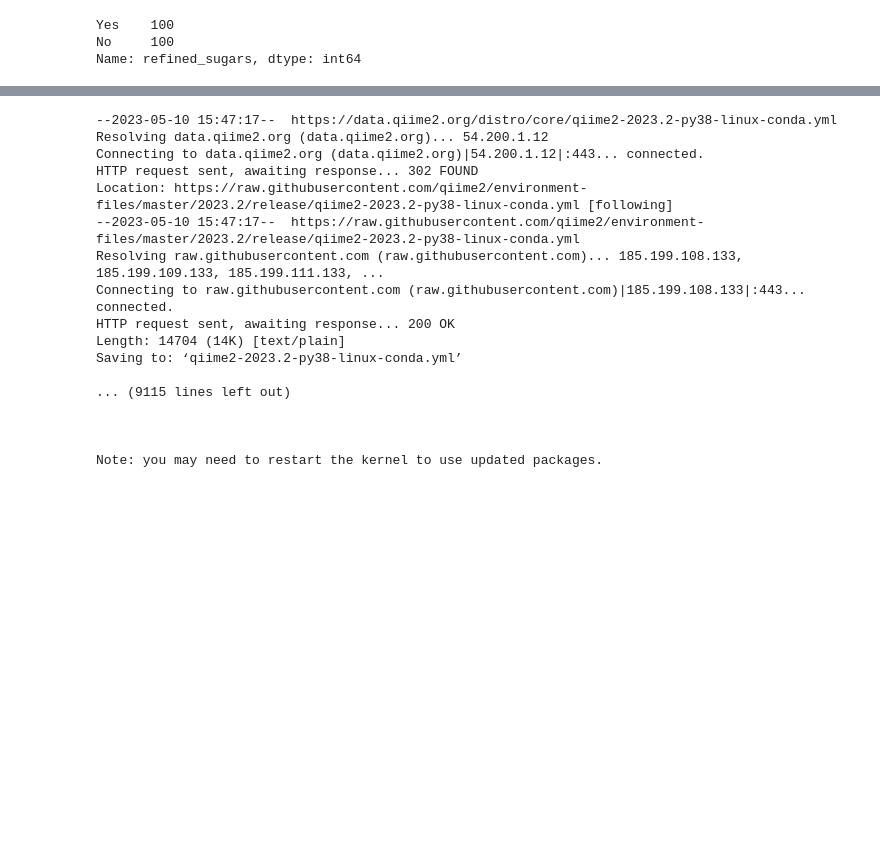
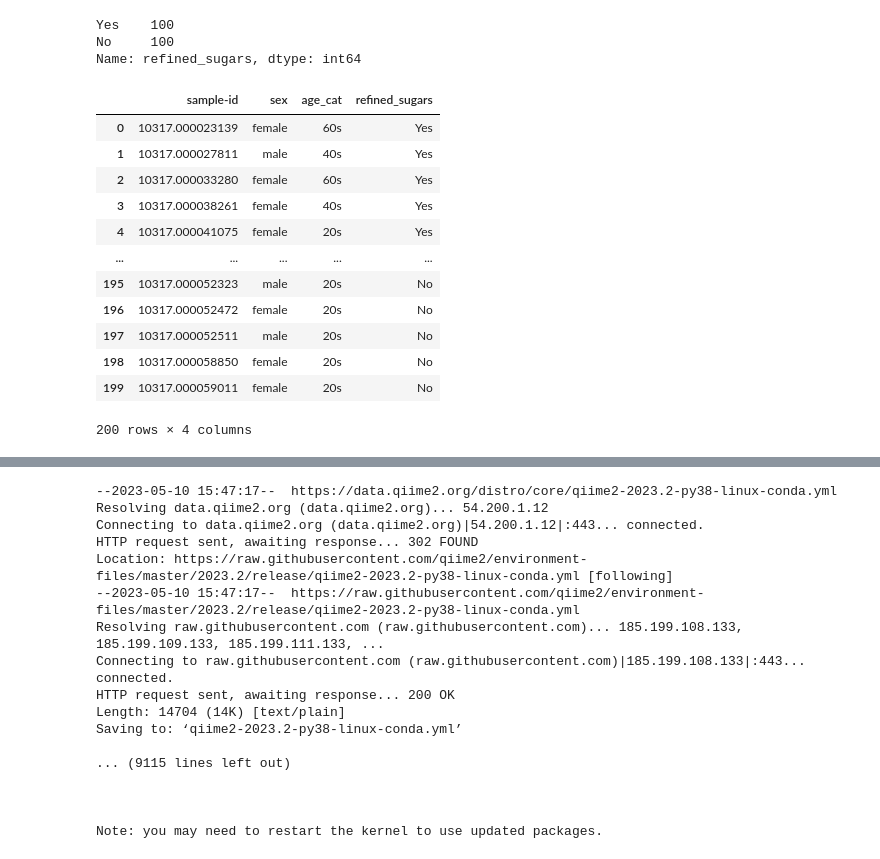
Before and after one commit to grusso98/gut-microbiota-diet, a Jupyter notebook: fastq-analysis.ipynb, the cells around one changed output, grey strips where cells are left out. Drawn from its saved outputs; the diff is of its cells as text; code cells hidden in the pictures; blank space fills up the shorter version.

```diff
--- a/fastq-analysis.ipynb
+++ b/fastq-analysis.ipynb
@@ -54,6 +57,6 @@ manifest
 # %% [markdown]
 ## Metadata file creation
 # %%
-metadata = data.sample_names_y.to_frame()
+metadata = data.sample_name.to_frame()
 # %%
-metadata = metadata.rename(columns={'sample_names_y': 'sample-id'})
+metadata = metadata.rename(columns={'sample_name': 'sample-id'})
@@ -87,6 +88,22 @@ No     100
 Name: refined_sugars, dtype: int64
 # %%
 metadata.to_csv('sample_metadata.tsv', sep='\t', index=False)
+# %%
+metadata
+# %% [output]
+|  | sample-id | sex | age_cat | refined_sugars |
+| 0 | 10317.000023139 | female | 60s | Yes |
+| 1 | 10317.000027811 | male | 40s | Yes |
+| 2 | 10317.000033280 | female | 60s | Yes |
+| 3 | 10317.000038261 | female | 40s | Yes |
+| 4 | 10317.000041075 | female | 20s | Yes |
+| ... | ... | ... | ... | ... |
+| 195 | 10317.000052323 | male | 20s | No |
+| 196 | 10317.000052472 | female | 20s | No |
+| 197 | 10317.000052511 | male | 20s | No |
+| 198 | 10317.000058850 | female | 20s | No |
+| 199 | 10317.000059011 | female | 20s | No |
+200 rows × 4 columns
 # %%
 %conda update conda
 %conda install wget
```
Also changed, not shown: parts of 25 cells of this notebook, 3 other files.
